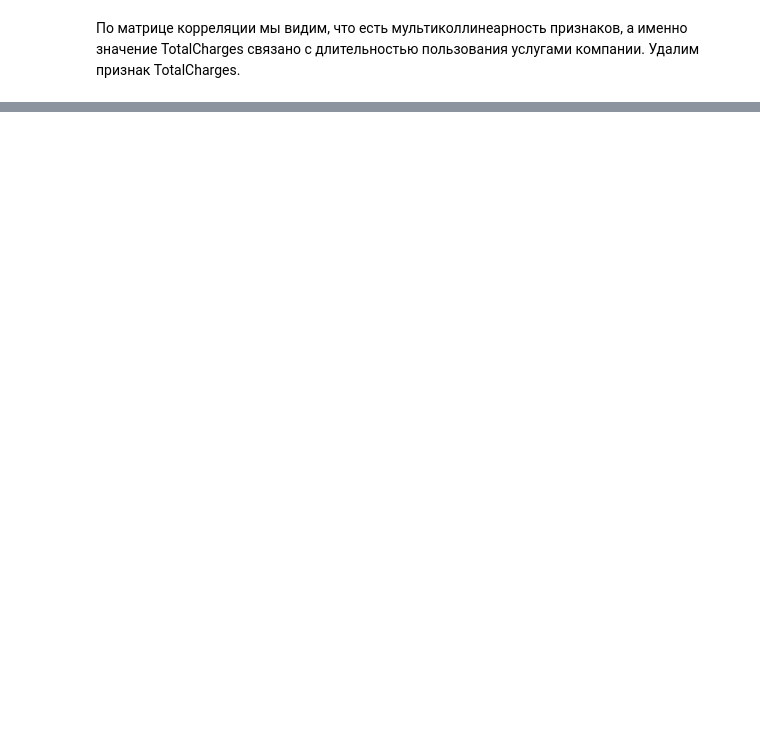
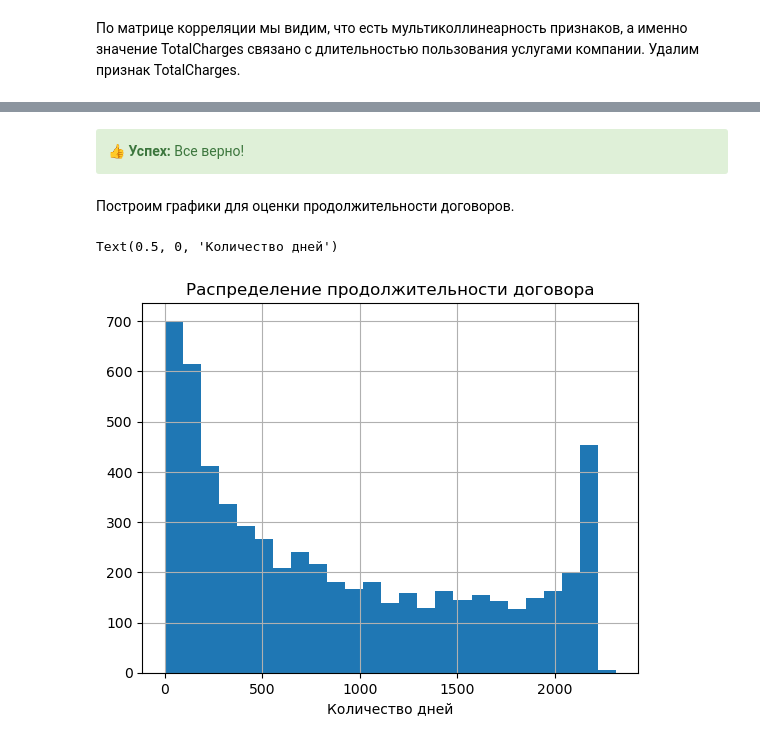
Before and after one commit to Yuliyaavin/uchebnie_projecti, a Jupyter notebook: 15.Прогнозирование оттока клиентов в телекомуникационной компании/15.Прогнозирование оттока клиентов в телекомуникационной компании.ipynb, the cells around one changed output, grey strips where cells are left out. Cells and saved outputs as stored; diff of their text form; code cells hidden in the pictures; blank space fills up the shorter version.

```diff
--- a/15.Прогнозирование оттока клиентов в телекомуникационной компании/15.Прогнозирование оттока клиентов в телекомуникационной компании.ipynb
+++ b/15.Прогнозирование оттока клиентов в телекомуникационной компании/15.Прогнозирование оттока клиентов в телекомуникационной компании.ipynb
@@ -422,0 +491,15 @@ memory usage: 715.3+ KB
+# %% [markdown]
+ <div class="alert alert-success">
+ <b>👍 Успех:</b> Все верно!
+ </div>
+# %%
+df = df.drop(['gender', 'dependents'], axis = 1)
+# %% [markdown]
+Построим графики для оценки продолжительности договоров.
+# %%
+df.query('activity == 0')['duration'].hist(bins=25)
+plt.title('Распределение продолжительности договора')
+plt.xlabel('Количество дней')
+# %% [output]
+Text(0.5, 0, 'Количество дней')
+[figure, added]
```
Also changed, not shown: parts of 104 cells of this notebook.
